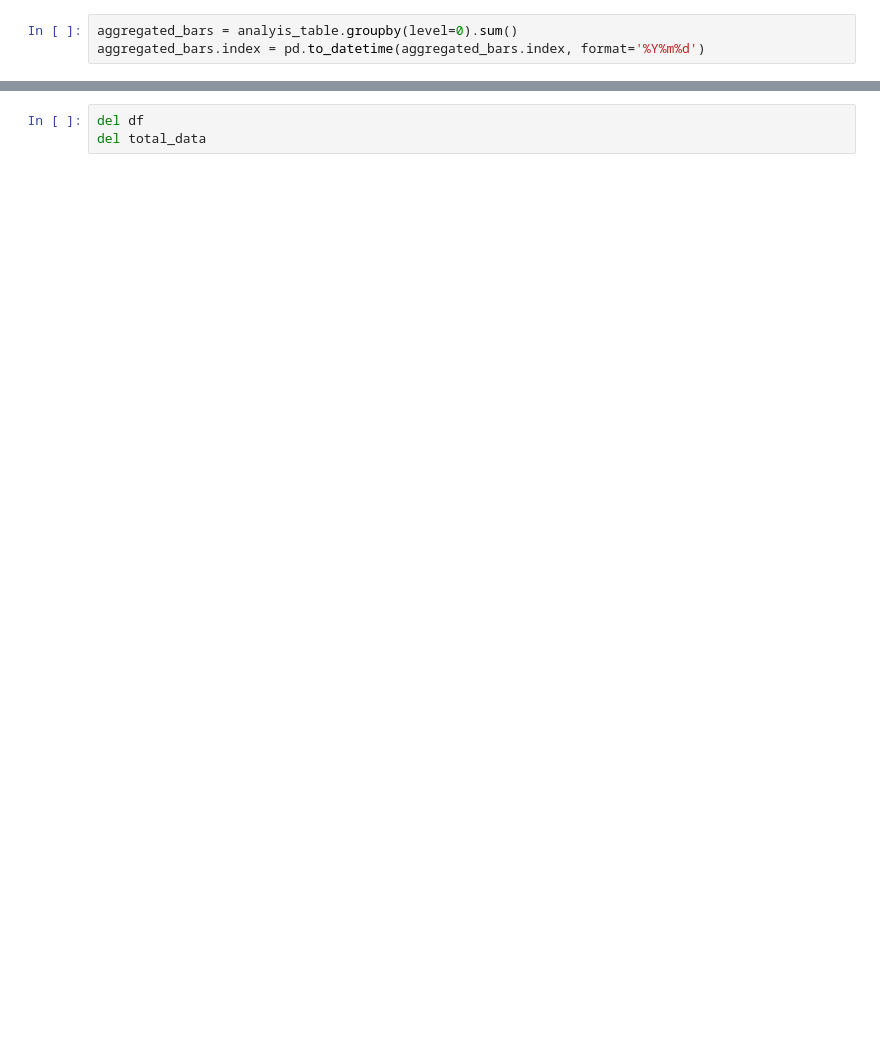
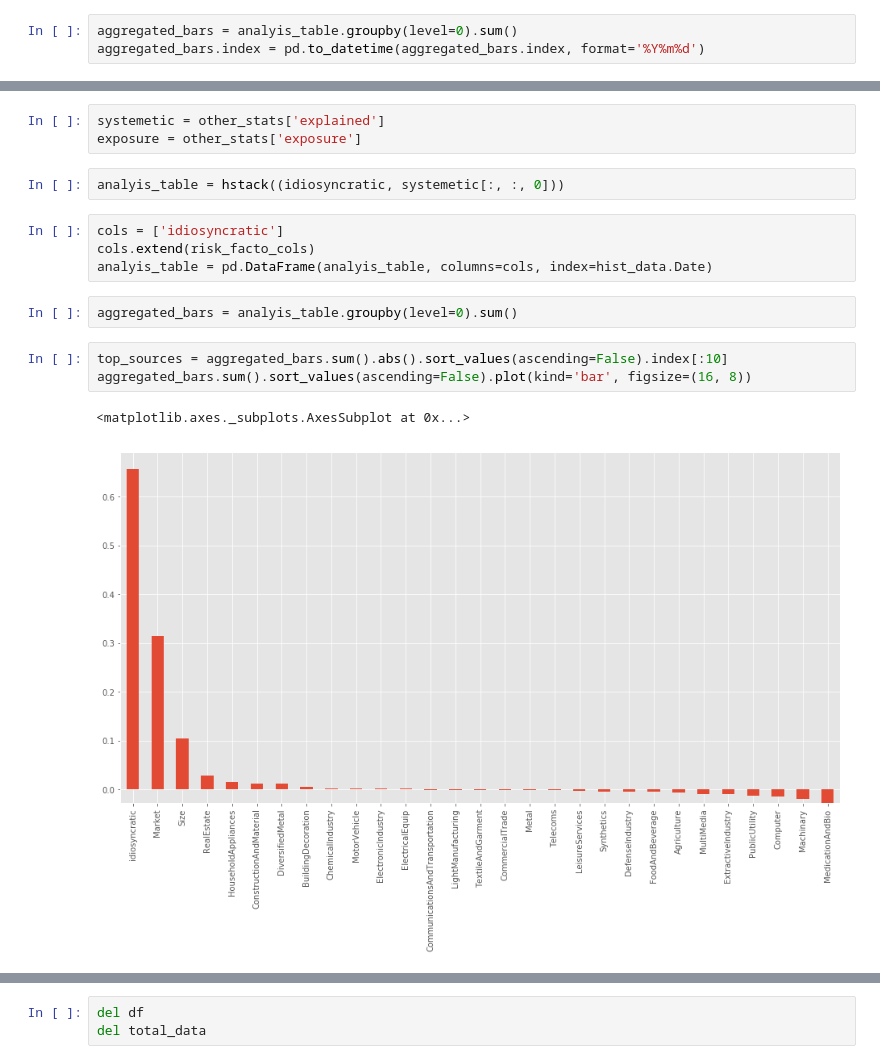
Before and after one commit to alpha-miner/alpha-mind, a Jupyter notebook: notebooks/factor analysis.ipynb, the cells around one changed output, grey strips where cells are left out. Drawn from its saved outputs; the diff is of its cells as text; blank space fills up the shorter version.

```diff
--- a/notebooks/factor analysis.ipynb
+++ b/notebooks/factor analysis.ipynb
@@ -137,0 +275,17 @@ plt.legend(loc='upper center', ncol=len(top_sources[1:]) // 3)
+# %%
+systemetic = other_stats['explained']
+exposure = other_stats['exposure']
+# %%
+analyis_table = hstack((idiosyncratic, systemetic[:, :, 0]))
+# %%
+cols = ['idiosyncratic']
+cols.extend(risk_facto_cols)
+analyis_table = pd.DataFrame(analyis_table, columns=cols, index=hist_data.Date)
+# %%
+aggregated_bars = analyis_table.groupby(level=0).sum()
+# %%
+top_sources = aggregated_bars.sum().abs().sort_values(ascending=False).index[:10]
+aggregated_bars.sum().sort_values(ascending=False).plot(kind='bar', figsize=(16, 8))
+# %% [output]
+<matplotlib.axes._subplots.AxesSubplot at 0x...>
+[figure, added]
```
Also changed, not shown: parts of 45 cells of this notebook, 8 other files.
